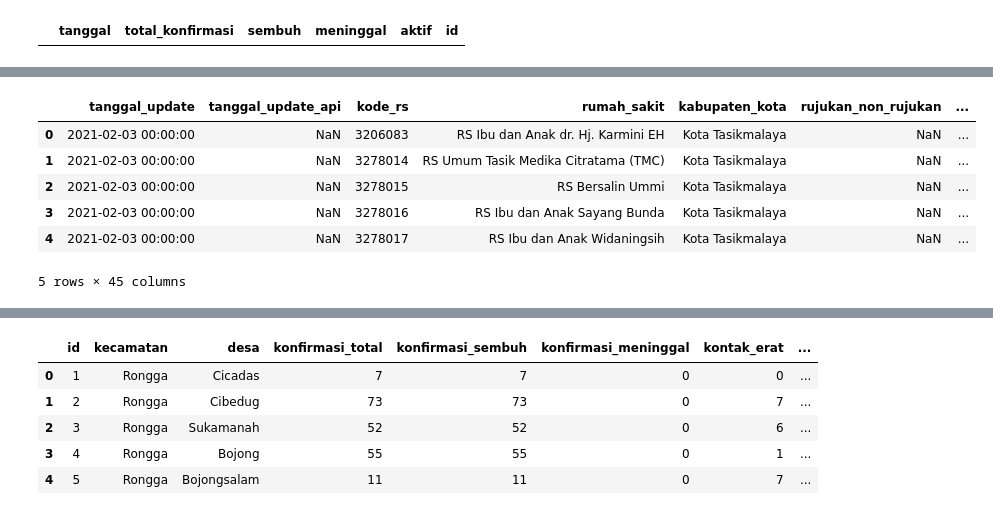
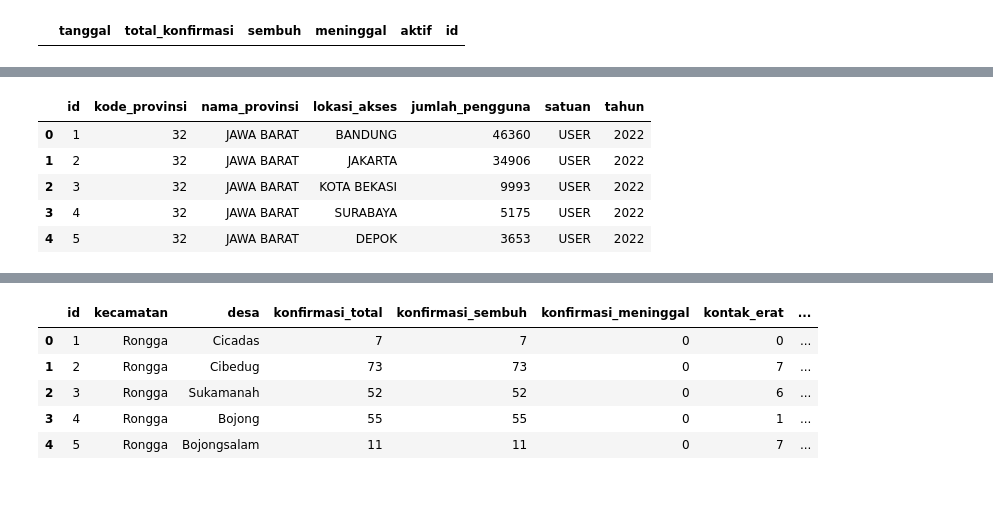
Before and after one commit to DatBoiSUS-Baka/EDA-Covid-19, a Jupyter notebook: Covid-19.ipynb, the cells around one changed output, grey strips where cells are left out. Cells and saved outputs as stored; diff of their text form; code cells hidden in the pictures.

```diff
--- a/Covid-19.ipynb
+++ b/Covid-19.ipynb
@@ -174,10 +238,9 @@ memory usage: 129.7+ MB
 # %%
-bor.head()
+lap.head()
 # %% [output]
-|  | tanggal_update | tanggal_update_api | kode_rs | rumah_sakit | kabupaten_kota | rujukan_non_rujukan | ... |
-| 0 | 2021-02-03 00:00:00 | NaN | 3206083 | RS Ibu dan Anak dr. Hj. Karmini EH | Kota Tasikmalaya | NaN | ... |
-| 1 | 2021-02-03 00:00:00 | NaN | 3278014 | RS Umum Tasik Medika Citratama (TMC) | Kota Tasikmalaya | NaN | ... |
-| 2 | 2021-02-03 00:00:00 | NaN | 3278015 | RS Bersalin Ummi | Kota Tasikmalaya | NaN | ... |
-| 3 | 2021-02-03 00:00:00 | NaN | 3278016 | RS Ibu dan Anak Sayang Bunda | Kota Tasikmalaya | NaN | ... |
-| 4 | 2021-02-03 00:00:00 | NaN | 3278017 | RS Ibu dan Anak Widaningsih | Kota Tasikmalaya | NaN | ... |
+|  | id | kode_provinsi | nama_provinsi | lokasi_akses | jumlah_pengguna | satuan | tahun |
+| 0 | 1 | 32 | JAWA BARAT | BANDUNG | 46360 | USER | 2022 |
+| 1 | 2 | 32 | JAWA BARAT | JAKARTA | 34906 | USER | 2022 |
+| 2 | 3 | 32 | JAWA BARAT | KOTA BEKASI | 9993 | USER | 2022 |
+| 3 | 4 | 32 | JAWA BARAT | SURABAYA | 5175 | USER | 2022 |
+| 4 | 5 | 32 | JAWA BARAT | DEPOK | 3653 | USER | 2022 |
-5 rows × 45 columns
```
Also changed, not shown: parts of 38 cells of this notebook.
